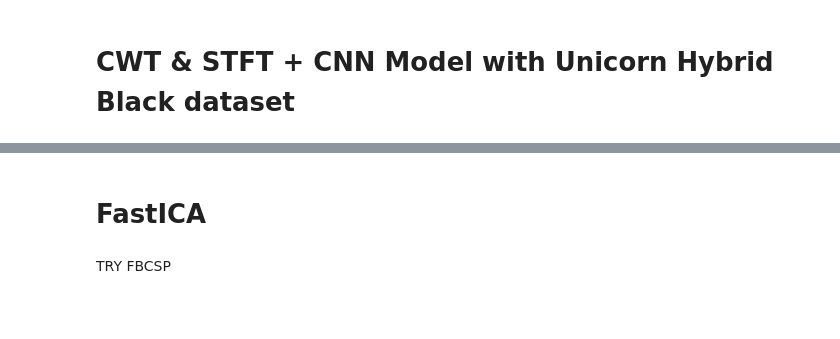
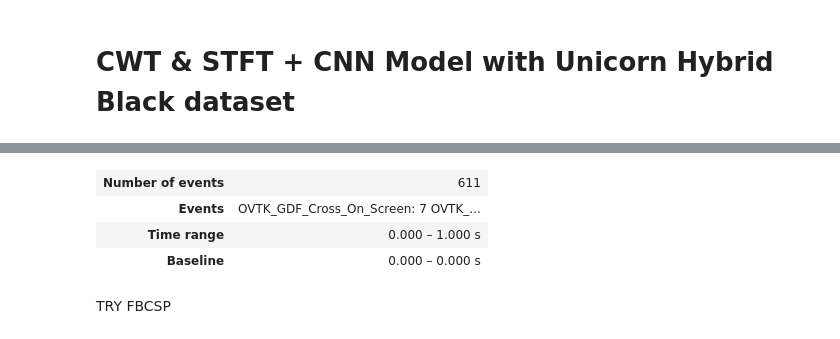
Before and after one commit to pipogood/Senior_Thesis, a Jupyter notebook: CWT_Unicorn.ipynb, the cells around one changed output, grey strips where cells are left out. Drawn from its saved outputs; the diff is of its cells as text; code cells hidden in the pictures; blank space fills up the shorter version.

```diff
--- a/CWT_Unicorn.ipynb
+++ b/CWT_Unicorn.ipynb
@@ -120,3 +118,10 @@ np.shape(combine_epochs.get_data())
+# %%
+combine_epochs
+# %% [output]
+| Number of events | 611 |
+| Events | OVTK_GDF_Cross_On_Screen: 7 OVTK_... |
+| Time range | 0.000 – 1.000 s |
+| Baseline | 0.000 – 0.000 s |
 # %%
 df_left = combine_epochs['OVTK_GDF_Left'].to_data_frame()
 df_right = combine_epochs['OVTK_GDF_Right'].to_data_frame()
@@ -167,5 +172,3 @@ df_tongue =df_tongue.iloc[:, -7:]
 
 # plt.tight_layout()
 # plt.show()
-# %% [markdown]
-# FastICA
```
Also changed, not shown: parts of 30 cells of this notebook, 23 other files.
